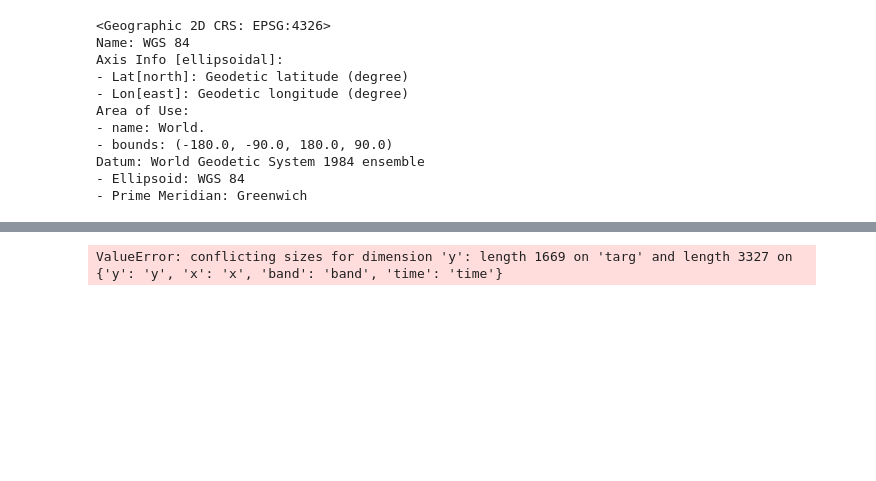
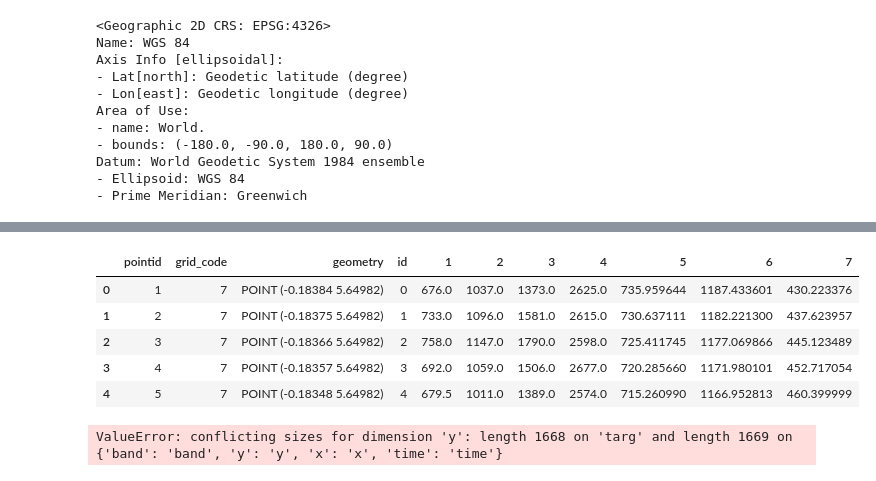
Before and after one commit to rad15f/Geospatial-Slum-Prediction-Ghana, a Jupyter notebook: Training_Modeling.ipynb, the cells around one changed output, grey strips where cells are left out. Cells and saved outputs as stored; diff of their text form; code cells hidden in the pictures; blank space fills up the shorter version.

Commit message:
still doesnt work
prediction fail, maybe look at rasterios smh

```diff
--- a/Training_Modeling.ipynb
+++ b/Training_Modeling.ipynb
@@ -86,7 +93,7 @@ print(glob("./out/*"))
 # with gw.open('./out/acc_img_bgrn.tif' ) as src:
 #     src.sel(band=[4]).gw.to_raster('./out/acc_b4.tif')
 # %%
-d1 = ['./out/acc_b1.tif',
+file = ['./out/acc_b1.tif',
 './out/acc_b2.tif',
 './out/acc_b3.tif',
 './out/acc_b4.tif',
@@ -112,6 +119,7 @@ plt.tight_layout(pad = 1)
 # %% [output]
 [figure]
 # %%
+df_poly = lc.copy()
 df_poly.head()
 df_poly.crs
 # %% [output]
@@ -191,6 +198,15 @@ pipe = Pipeline([
             ('rf', RandomForestClassifier(min_samples_split=3))])
 
 ### END SOLUTION
+# %%
+df.head()
+# %% [output]
+|  | pointid | grid_code | geometry | id | 1 | 2 | 3 | 4 | 5 | 6 | 7 |
+| 0 | 1 | 7 | POINT (-0.18384 5.64982) | 0 | 676.0 | 1037.0 | 1373.0 | 2625.0 | 735.959644 | 1187.433601 | 430.223376 |
+| 1 | 2 | 7 | POINT (-0.18375 5.64982) | 1 | 733.0 | 1096.0 | 1581.0 | 2615.0 | 730.637111 | 1182.221300 | 437.623957 |
+| 2 | 3 | 7 | POINT (-0.18366 5.64982) | 2 | 758.0 | 1147.0 | 1790.0 | 2598.0 | 725.411745 | 1177.069866 | 445.123489 |
+| 3 | 4 | 7 | POINT (-0.18357 5.64982) | 3 | 692.0 | 1059.0 | 1506.0 | 2677.0 | 720.285660 | 1171.980101 | 452.717054 |
+| 4 | 5 | 7 | POINT (-0.18348 5.64982) | 4 | 679.5 | 1011.0 | 1389.0 | 2574.0 | 715.260990 | 1166.952813 | 460.399999 |
 # %%
 ### BEGIN SOLUTION
 from sklearn.preprocessing import LabelEncoder
@@ -198,9 +214,10 @@ from sklearn.ensemble import RandomForestClassifier
 # create numeric values for flower names
 # open rf instance with hyperparameters set
 # visualize_classifier(pipe,df_poly.drop('LC',axis=1).values,y);
-with gw.open(d1,stack_dim= 'band') as src:
-    y = fit_predict(src, df_poly, pipe, col='Code')
-    y.sel(band='targ').gw.imshow()
+with gw.config.update():
+    with gw.open('./out/stack_amcra_final.tif') as src:
+        y = fit_predict(src, df_poly, pipe, col='grid_code')
+        y.sel(band='targ').gw.imshow()
 ### END SOLUTION
 # %% [output]
-ValueError: conflicting sizes for dimension 'y': length 1669 on 'targ' and length 3327 on {'y': 'y', 'x': 'x', 'band': 'band', 'time': 'time'}
+ValueError: conflicting sizes for dimension 'y': length 1668 on 'targ' and length 1669 on {'band': 'band', 'y': 'y', 'x': 'x', 'time': 'time'}
```
Also changed, not shown: parts of 9 cells of this notebook, 1 other file.
